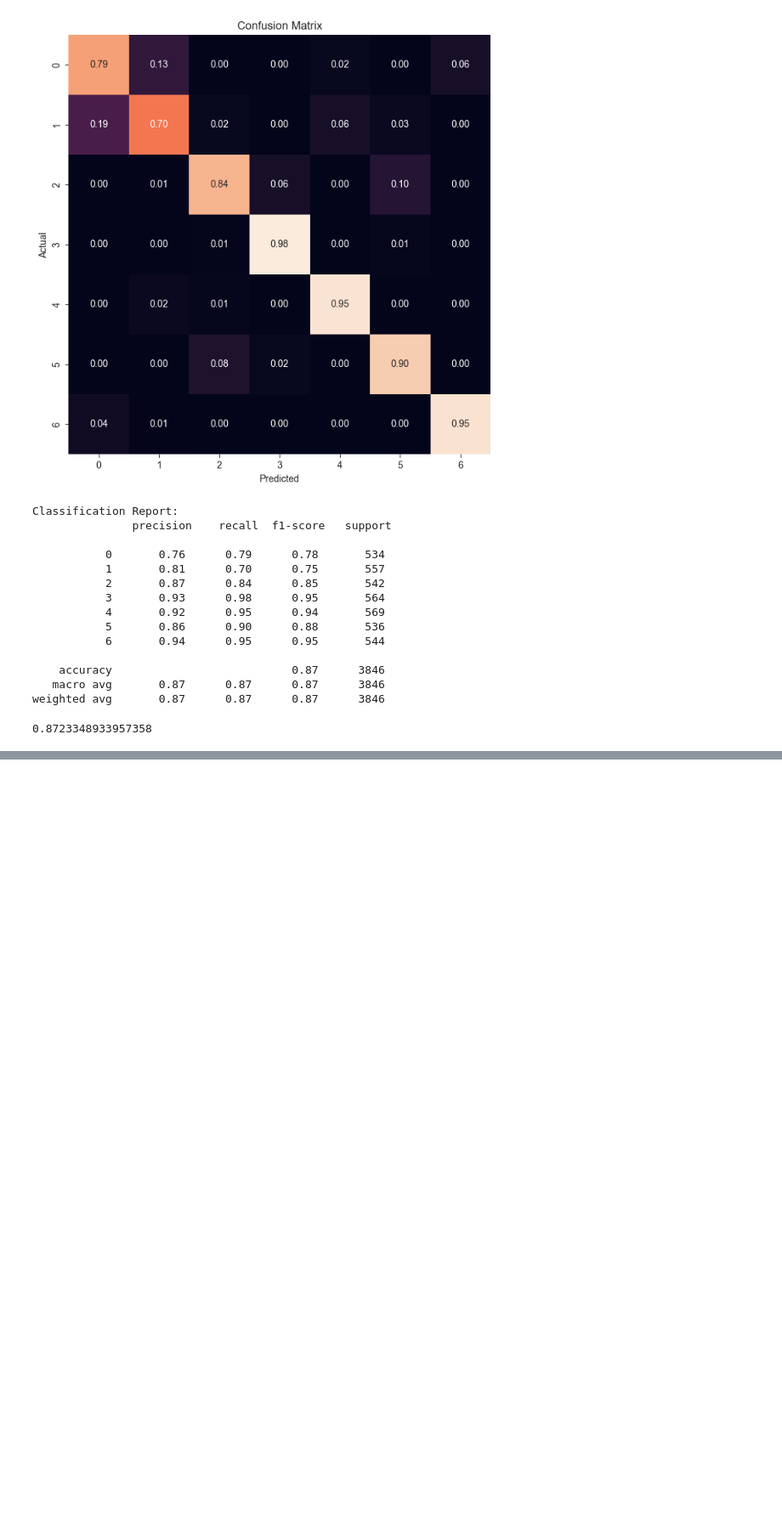
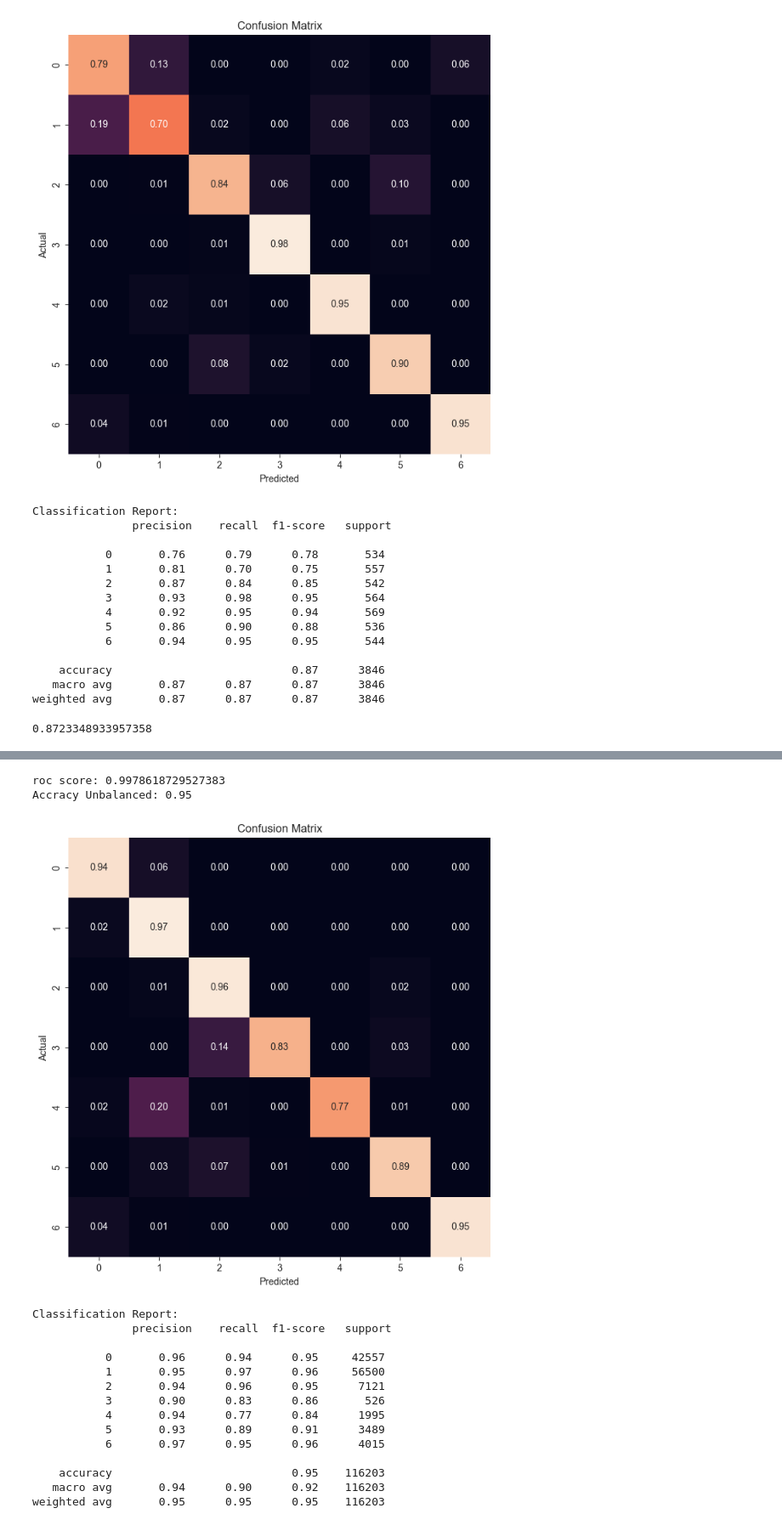
Before and after one commit to natek-1/Forest-Covertype, a Jupyter notebook: research/FE_and_Model_Training.ipynb, the cells around one changed output, grey strips where cells are left out. Shown at 85% size. Cells and saved outputs as stored; diff of their text form; code cells hidden in the pictures; blank space fills up the shorter version.

```diff
--- a/research/FE_and_Model_Training.ipynb
+++ b/research/FE_and_Model_Training.ipynb
@@ -364,0 +467,23 @@ weighted avg       0.87      0.87      0.87      3846
+# %%
+y_pred_probabilities = rf_classifier.predict_proba(X_test)
+rf_roc_auc = roc_auc_score(y_test, y_pred_probabilities, multi_class='ovr')
+print(f"roc score: {rf_roc_auc}")
+rf_accuracy = evaluate_model(rf_classifier, "Unbalanced", X_test, y_test)
+# %% [output]
+roc score: 0.9978618729527383
+Accracy Unbalanced: 0.95
+[figure, added]
+Classification Report:
+               precision    recall  f1-score   support
+
+           0       0.96      0.94      0.95     42557
+           1       0.95      0.97      0.96     56500
+           2       0.94      0.96      0.95      7121
+           3       0.90      0.83      0.86       526
+           4       0.94      0.77      0.84      1995
+           5       0.93      0.89      0.91      3489
+           6       0.97      0.95      0.96      4015
+
+    accuracy                           0.95    116203
+   macro avg       0.94      0.90      0.92    116203
+weighted avg       0.95      0.95      0.95    116203
```
Also changed, not shown: parts of 14 cells of this notebook, 4 other files.
